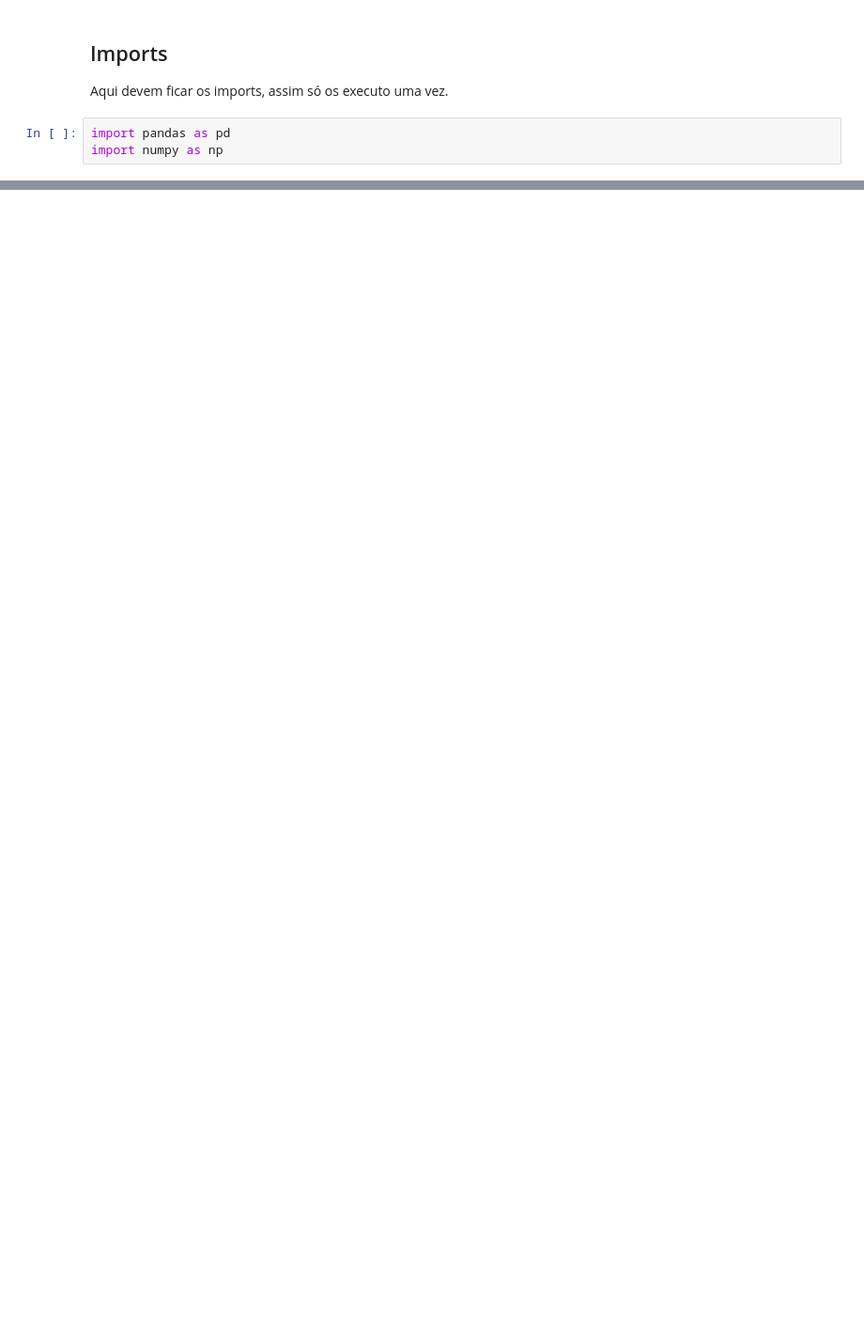
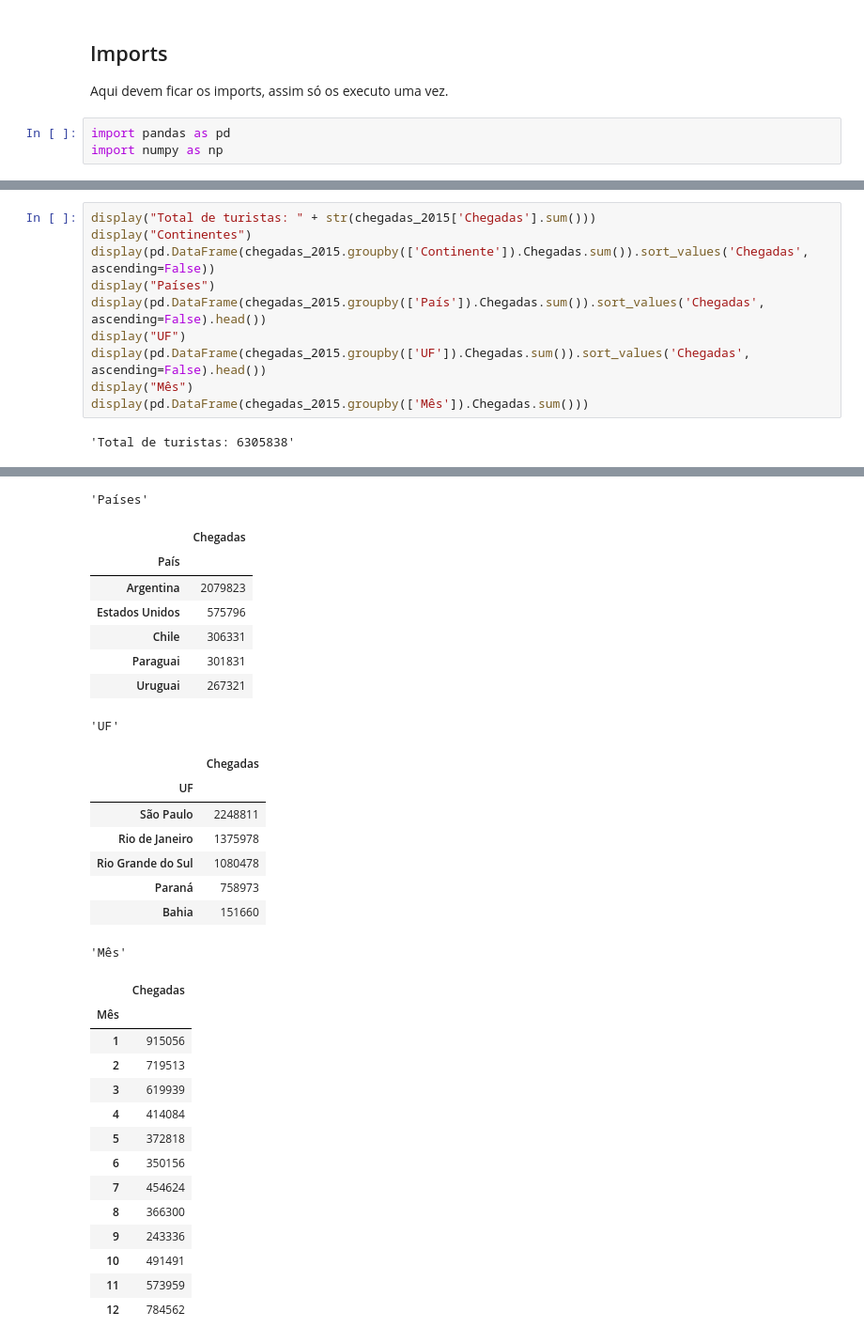
Before and after one commit to if1015-datascience-ufpe/2018-2-projeto-agua-de-coco, a Jupyter notebook: Análise Turistas.ipynb, the cells around one changed output, grey strips where cells are left out. Shown: that part at 94% size. Drawn from its saved outputs; the diff is of its cells as text; blank space fills up the shorter version.

```diff
--- a/Análise Turistas.ipynb
+++ b/Análise Turistas.ipynb
@@ -217,0 +139,12 @@ pd.DataFrame(chegadas_2016.groupby(["cod mes"]).Chegadas.sum())
+# %%
+display("Total de turistas: " + str(chegadas_2015['Chegadas'].sum()))
+display("Continentes")
+display(pd.DataFrame(chegadas_2015.groupby(['Continente']).Chegadas.sum()).sort_values('Chegadas', ascending=False))
+display("Países")
+display(pd.DataFrame(chegadas_2015.groupby(['País']).Chegadas.sum()).sort_values('Chegadas', ascending=False).head())
+display("UF")
+display(pd.DataFrame(chegadas_2015.groupby(['UF']).Chegadas.sum()).sort_values('Chegadas', ascending=False).head())
+display("Mês")
+display(pd.DataFrame(chegadas_2015.groupby(['Mês']).Chegadas.sum()))
+# %% [output]
+'Total de turistas: 6305838'
@@ -217,0 +162,31 @@ pd.DataFrame(chegadas_2016.groupby(["cod mes"]).Chegadas.sum())
+'Países'
+|  | Chegadas |
+| País |  |
+| Argentina | 2079823 |
+| Estados Unidos | 575796 |
+| Chile | 306331 |
+| Paraguai | 301831 |
+| Uruguai | 267321 |
+'UF'
+|  | Chegadas |
+| UF |  |
+| São Paulo | 2248811 |
+| Rio de Janeiro | 1375978 |
+| Rio Grande do Sul | 1080478 |
+| Paraná | 758973 |
+| Bahia | 151660 |
+'Mês'
+|  | Chegadas |
+| Mês |  |
+| 1 | 915056 |
+| 2 | 719513 |
+| 3 | 619939 |
+| 4 | 414084 |
+| 5 | 372818 |
+| 6 | 350156 |
+| 7 | 454624 |
+| 8 | 366300 |
+| 9 | 243336 |
+| 10 | 491491 |
+| 11 | 573959 |
+| 12 | 784562 |
```
Also changed, not shown: parts of 25 cells of this notebook, 7 other files.
